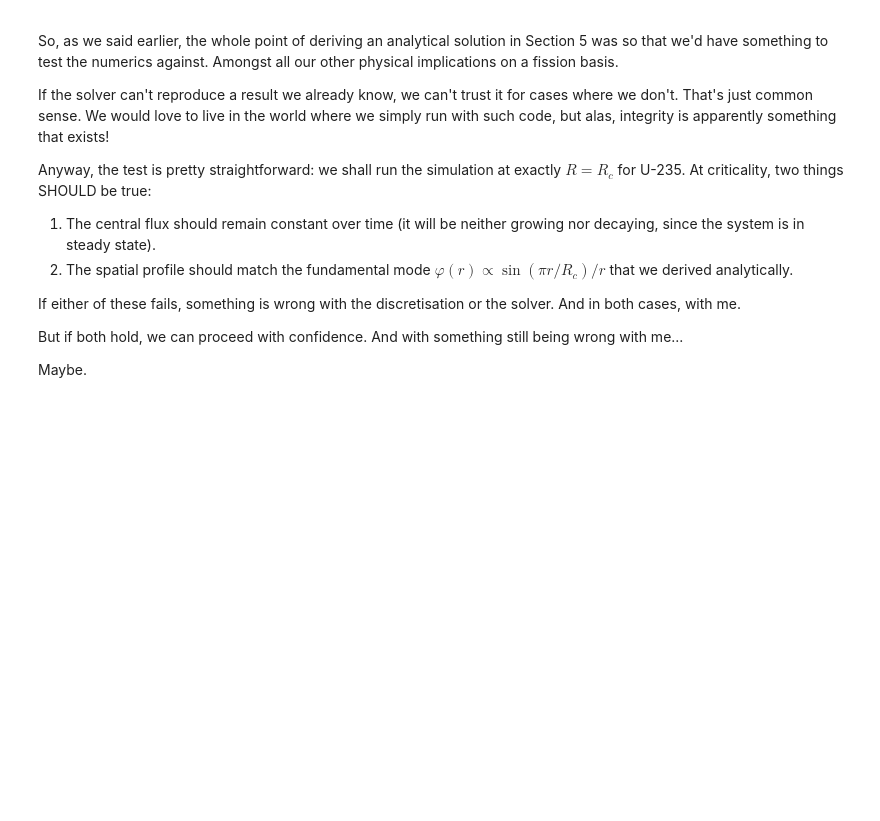
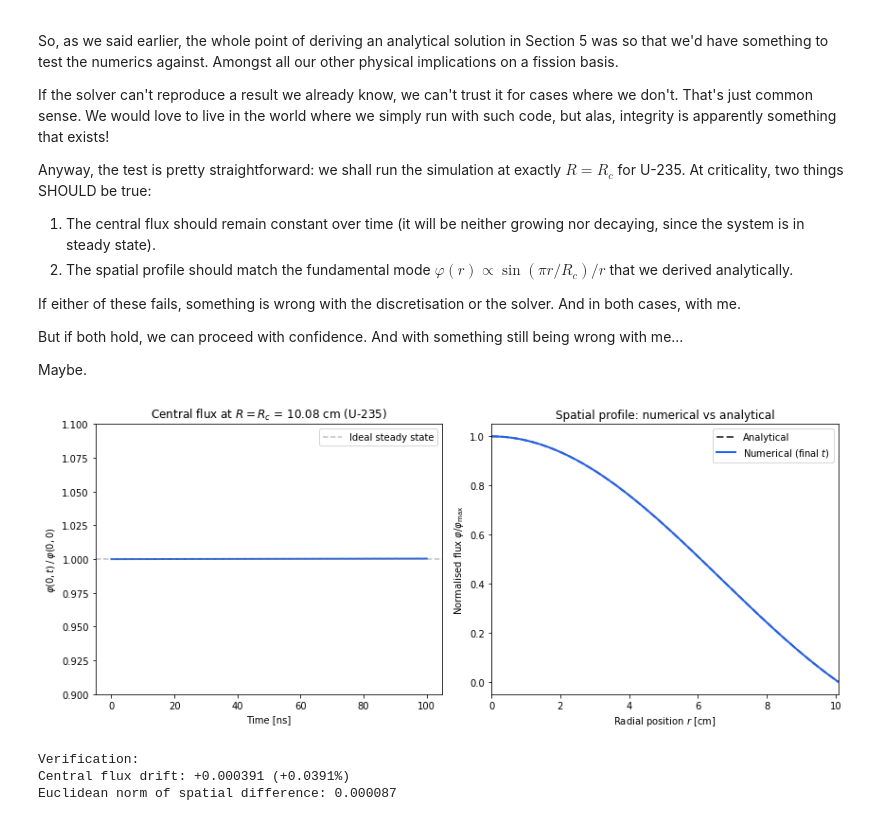
Before and after one commit to StemmedAxis06/M6023_notebook_23360932014, a Jupyter notebook: neutron_diffusion.ipynb, the cells around one changed output. Drawn from its saved outputs; the diff is of its cells as text; code cells hidden in the pictures; blank space fills up the shorter version.

Commit message:
Section 7 done. Onto intersting stuff now thank GAH

```diff
--- a/neutron_diffusion.ipynb
+++ b/neutron_diffusion.ipynb
@@ -1094,3 +1094,75 @@ If either of these fails, something is wrong with the discretisation or the solv
 But if both hold, we can proceed with confidence. And with something still being wrong with me...
 
 Maybe.
+# %%
+# Lets run this at exactly R_c for U-235
+r_ver, t_ver, phi_ver, u_ver = just_like_the_simulations(
+    R=R_c_U, D=D_U, nu=nu_U, sigma_f=sigma_f_U, sigma_a=sigma_a_U,
+    v=v_n, N=200, t_end=1e-7, n_output=500
+)
+
+# Extract the flux at r=0 (the centre of the sphere) at every time step
+phi_centre = phi_ver[:, 0]
+phi_centre_but_normal_allegedly = phi_centre / phi_centre[0] # If the solver is perfect, this should be 1.0 for all time
+
+fig, axes = plt.subplots(1, 2, figsize=(12, 5))
+
+# t_ver * 1e9 converts seconds to nanoseconds for a more readable axis
+axes[0].plot(t_ver * 1e9, phi_centre_but_normal_allegedly, color='#2563eb', linewidth=2)
+
+# Adding a line at 1.0 for reference
+# Remember, we are checking if the flux stays at its initial value
+# So we need a visual reference to judge that
+axes[0].axhline(1.0, color='grey', linestyle='--', alpha=0.5, label='Ideal steady state')
+
+axes[0].set_xlabel('Time [ns]')
+axes[0].set_ylabel(r'$\varphi(0, t)\, / \, \varphi(0, 0)$')
+axes[0].set_title(f'Central flux at $R = R_c$ = {R_c_U:.2f} cm (U-235)')
+axes[0].legend()
+axes[0].set_ylim(0.9, 1.1)
+
+
+
+# This tests whether the solver preserves the correct spatial shape.
+phi_nal_countdown_da_na_na_naaaaa = phi_ver[-1, :]
+phi_analytical = np.zeros_like(r_ver)
+phi_analytical[1:] = np.sin(np.pi * r_ver[1:] / R_c_U) / r_ver[1:]
+
+# At r=0, u/r is 0/0, but again, remember that we showed in Section 5 that the limit is finite.
+# So, we approximate it numerically as (u[1] - u[0]) / dr = u[1] / dr
+# since u[0] = 0 as per our boundary condition.
+phi_analytical[0] = np.pi / R_c_U
+
+# Normalise both for our comparison
+phi_final_norm = phi_nal_countdown_da_na_na_naaaaa / phi_nal_countdown_da_na_na_naaaaa.max()
+phi_analytical_norm = phi_analytical / phi_analytical.max()
+
+axes[1].plot(r_ver, phi_analytical_norm, 'k--', linewidth=2, label='Analytical', alpha=0.7)
+axes[1].plot(r_ver, phi_final_norm, color='#2563eb', linewidth=2, label='Numerical (final $t$)')
+axes[1].set_xlabel('Radial position $r$ [cm]')
+axes[1].set_ylabel(r'Normalised flux $\varphi / \varphi_{\max}$')
+axes[1].set_title('Spatial profile: numerical vs analytical')
+axes[1].legend()
+axes[1].set_xlim(0, R_c_U)
+
+plt.tight_layout()
+plt.show()
+
+# How close are we? Let's check two things.
+
+# 1. Temporal: has the central flux actually drifted from its initial value?
+stick_drift = phi_centre_but_normal_allegedly[-1] - 1.0
+
+# 2. Spatial: how well does the final profile match the analytical one?
+dr_ver = r_ver[1] - r_ver[0]
+euclidean_norm = np.sqrt(dr_ver * np.sum((phi_final_norm - phi_analytical_norm)**2))
+
+
+print(f"\nVerification:")
+print(f"Central flux drift: {stick_drift:+.6f} ({stick_drift*100:+.4f}%)")
+print(f"Euclidean norm of spatial difference: {euclidean_norm:.6f}")
+# %% [output]
+[figure, added]
+Verification:
+Central flux drift: +0.000391 (+0.0391%)
+Euclidean norm of spatial difference: 0.000087
```
Also changed, not shown: parts of 1 cell of this notebook.
